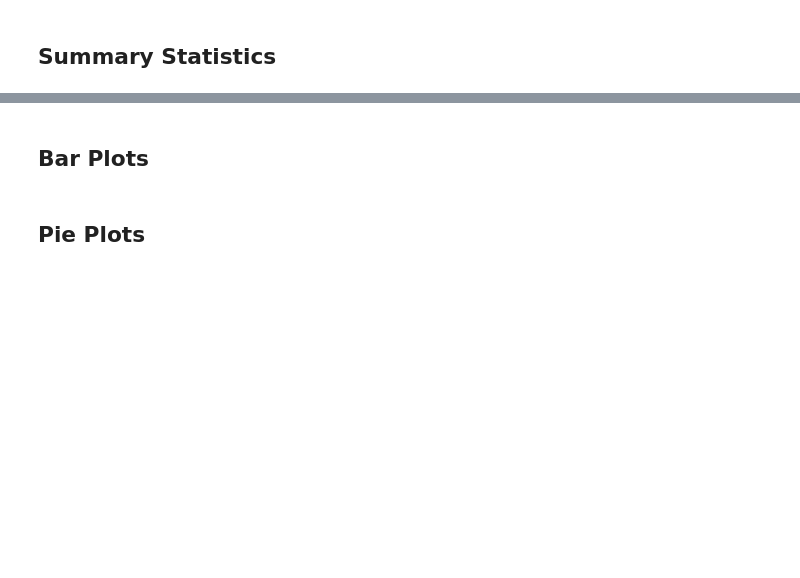
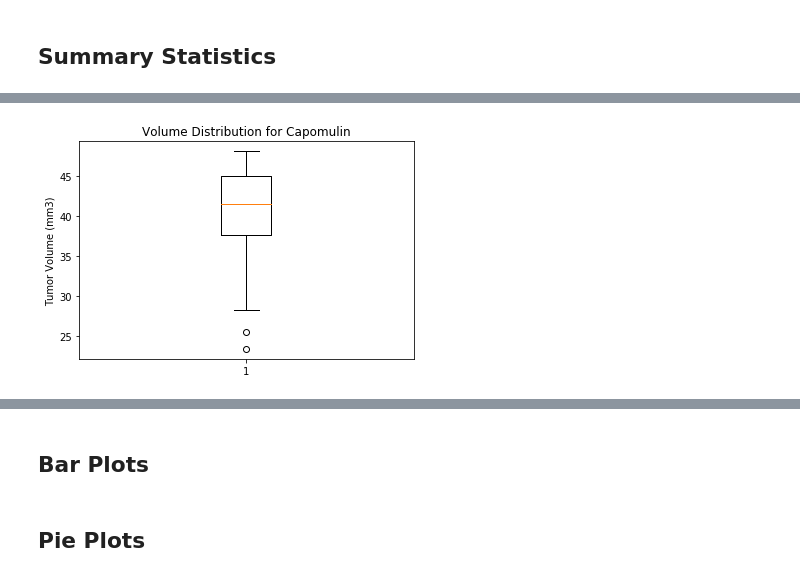
Before and after one commit to tamaranxu/matplotlib_challenge, a Jupyter notebook: pymaceuticals.ipynb, the cells around one changed output, grey strips where cells are left out. Cells and saved outputs as stored; diff of their text form; code cells hidden in the pictures; blank space fills up the shorter version.

```diff
--- a/pymaceuticals.ipynb
+++ b/pymaceuticals.ipynb
@@ -64,2 +83,4 @@ duplicates
 # %%
 # Create a clean DataFrame by dropping the duplicate mouse by its ID.
+clean_study_data = combined_study_data[combined_study_data["Mouse ID"] != "g989"]
+clean_study_data
@@ -69,5 +132,17 @@ duplicates
 ## Summary Statistics
 # %%
 # Generate a summary statistics table of mean, median, variance, standard deviation, and SEM of the tumor volume for each regimen
+# This method is the most straightforward, creating multiple series and putting them all together at the end.
 
-# This method is the most straightforward, creating multiple series and putting them all together at the end.
+capomulin = clean_study_data.loc[clean_study_data["Drug Regimen"] == "Capomulin"]
+capomulin_vol = capomulin["Tumor Volume (mm3)"]
+capomulin_mean = np.mean(capomulin_vol)
+capomulin_median = np.median(capomulin_vol)
+capomulin_var = np.var(capomulin_vol)
+capomulin_std = np.std(capomulin_vol)
+capomulin_sem = st.sem(capomulin_vol)
+print(f"Capomulin Mean = {capomulin_mean}")
+print(f"Capomulin Median = {capomulin_median}")
+print(f"Capomulin Variance = {capomulin_var}")
+print(f"Capomulin Standard Deviation = {capomulin_std}")
+print(f"Capomulin Standard Error (SEM) = {capomulin_sem}")
@@ -77,0 +180,9 @@ duplicates
+# %%
+# Check with box and whisker plot to make sure
+fig, ax = plt.subplots()
+ax.set_title("Volume Distribution for Capomulin")
+ax.set_ylabel("Tumor Volume (mm3)")
+ax.boxplot(capomulin_vol)
+plt.show()
+# %% [output]
+[figure, added]
```
Also changed, not shown: parts of 10 cells of this notebook.
